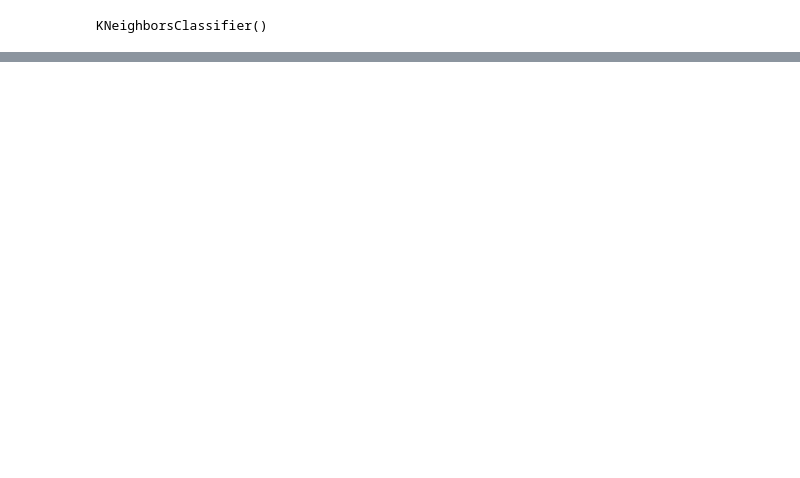
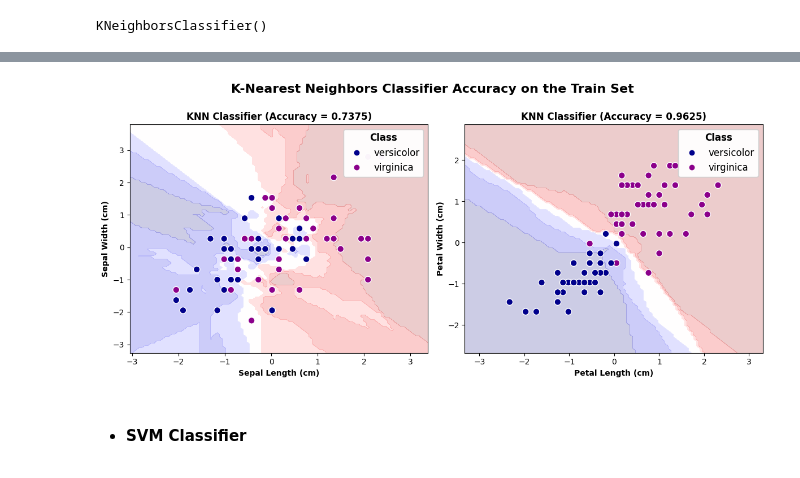
Before and after one commit to apostlkpl/public_playground, a Jupyter notebook: iris_dataset/iris.ipynb, the cells around one changed output, grey strips where cells are left out. Drawn from its saved outputs; the diff is of its cells as text; code cells hidden in the pictures; blank space fills up the shorter version.

```diff
--- a/iris_dataset/iris.ipynb
+++ b/iris_dataset/iris.ipynb
@@ -266,0 +320,14 @@ print_score(knn_sepal, knn_petal, "K-Nearest Neighbors", scaling = True)
+# %%
+fig, (ax1, ax2) = plt.subplots(1, 2, figsize = (12, 5))
+decision_boundary(knn_sepal, ax1, X_train_sepal_sc, y_train_sepal, "Sepal Length (cm)", "Sepal Width (cm)",
+                  "KNN Classifier")
+plt.subplot(1, 2, 2)
+decision_boundary(knn_petal, ax2, X_train_petal_sc, y_train_petal, "Petal Length (cm)", "Petal Width (cm)",
+                  "KNN Classifier")
+plt.tight_layout()
+plt.suptitle("K-Nearest Neighbors Classifier Accuracy on the Train Set", y = 1.07, fontweight = "bold", fontsize = 16)
+plt.show()
+# %% [output]
+[figure, added]
+# %% [markdown]
+- #### SVM Classifier
```
Also changed, not shown: parts of 8 cells of this notebook.
